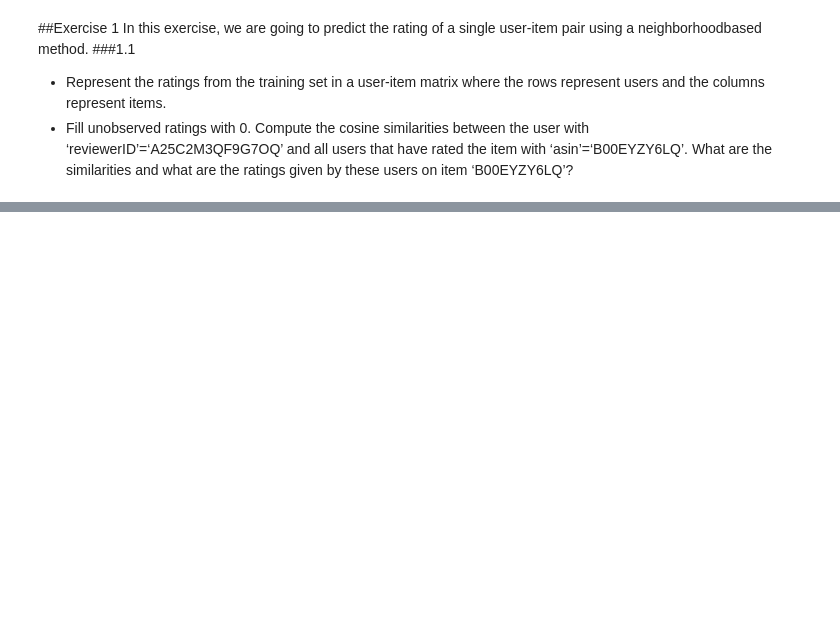
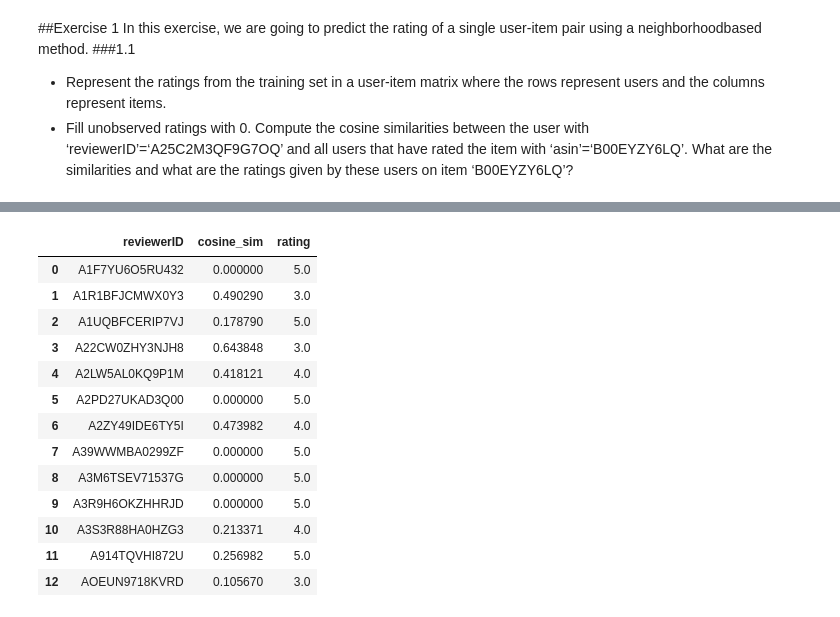
Before and after one commit to vlr112/WebScicence_FinalProject, a Jupyter notebook: labs/session_1/Session_1.ipynb, the cells around one changed output, grey strips where cells are left out. Cells and saved outputs as stored; diff of their text form; code cells hidden in the pictures; blank space fills up the shorter version.

```diff
--- a/labs/session_1/Session_1.ipynb
+++ b/labs/session_1/Session_1.ipynb
@@ -247,0 +323,57 @@ What are the similarities and what are the ratings given by these users on item
+# %%
+def cosine_sim(df, new):
+
+  bab = pd.DataFrame(cosine_similarity(df))
+  bab.columns = coisa.index
+  bab.index = coisa.index
+
+  bab = pd.DataFrame(bab['A25C2M3QF9G7OQ']).drop('A25C2M3QF9G7OQ').reset_index()
+
+  bab.columns = ['reviewerID', 'cosine_sim']
+  bab =bab.sort_values(by = ['reviewerID']).reset_index()
+
+  new = new.sort_values(by = ['reviewerID']).reset_index()
+
+
+  bab['rating'] = pd.DataFrame(new['overall'])
+
+  return bab.drop(['index'], axis = 1)
+
+cosine_sim(coisa, new)
+
+
+
+# bab = pd.DataFrame(cosine_similarity(coisa))
+# bab.columns = coisa.index
+# bab.index = coisa.index
+
+# bab = pd.DataFrame(bab['A25C2M3QF9G7OQ']).drop('A25C2M3QF9G7OQ')
+
+# # bab.columns = ['reviewerID', 'cosine_sim']
+# # bab =bab.sort_values(by = ['reviewerID']).reset_index()
+
+# bab
+
+# # new = new.sort_values(by = ['reviewerID']).reset_index()
+
+# # # new['overall']
+
+# # bab['rating'] = pd.DataFrame(new['overall'])
+# # me = bab.join(new['overall'])
+# bab
+# # me
+# %% [output]
+|  | reviewerID | cosine_sim | rating |
+| 0 | A1F7YU6O5RU432 | 0.000000 | 5.0 |
+| 1 | A1R1BFJCMWX0Y3 | 0.490290 | 3.0 |
+| 2 | A1UQBFCERIP7VJ | 0.178790 | 5.0 |
+| 3 | A22CW0ZHY3NJH8 | 0.643848 | 3.0 |
+| 4 | A2LW5AL0KQ9P1M | 0.418121 | 4.0 |
+| 5 | A2PD27UKAD3Q00 | 0.000000 | 5.0 |
+| 6 | A2ZY49IDE6TY5I | 0.473982 | 4.0 |
+| 7 | A39WWMBA0299ZF | 0.000000 | 5.0 |
+| 8 | A3M6TSEV71537G | 0.000000 | 5.0 |
+| 9 | A3R9H6OKZHHRJD | 0.000000 | 5.0 |
+| 10 | A3S3R88HA0HZG3 | 0.213371 | 4.0 |
+| 11 | A914TQVHI872U | 0.256982 | 5.0 |
+| 12 | AOEUN9718KVRD | 0.105670 | 3.0 |
```
Also changed, not shown: parts of 11 cells of this notebook.
